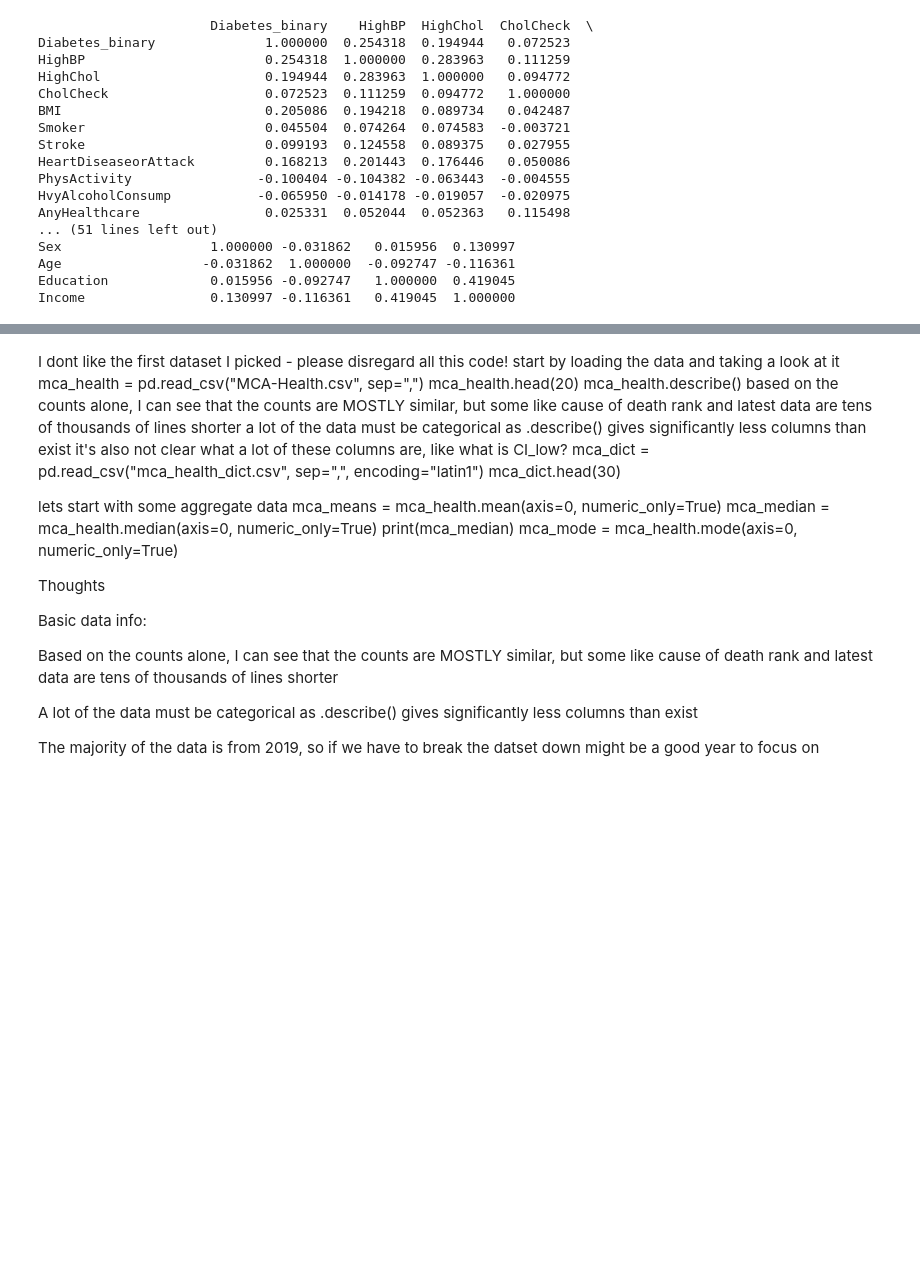
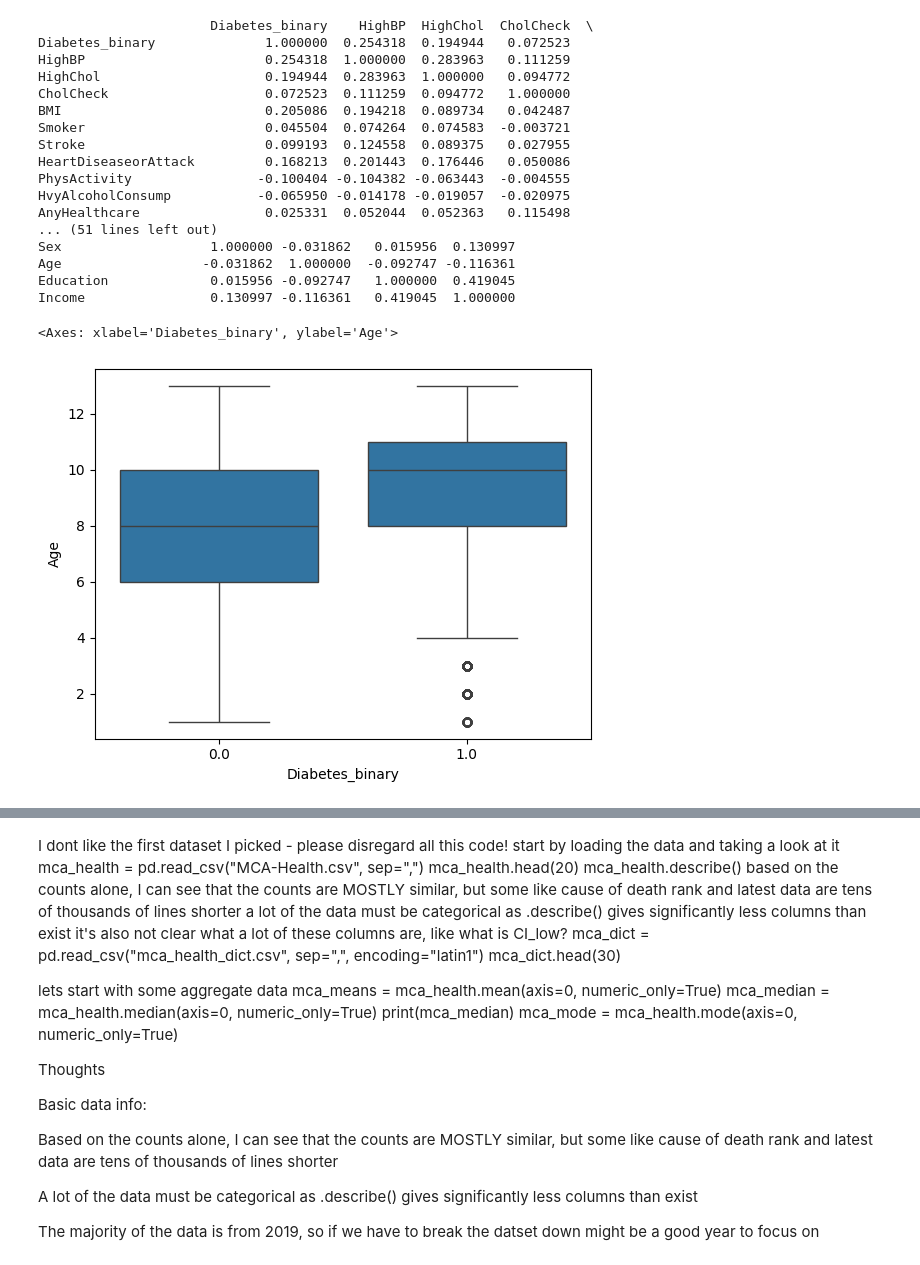
Before and after one commit to beckaa-l/OMDS-ModB2-Week4-Lee-Becka, a Jupyter notebook: Week4.ipynb, the cells around one changed output, grey strips where cells are left out. Drawn from its saved outputs; the diff is of its cells as text; code cells hidden in the pictures; blank space fills up the shorter version.

```diff
--- a/Week4.ipynb
+++ b/Week4.ipynb
@@ -365,3 +365,10 @@ Sex                   1.000000 -0.031862   0.015956  0.130997
 Age                  -0.031862  1.000000  -0.092747 -0.116361
 Education             0.015956 -0.092747   1.000000  0.419045
 Income                0.130997 -0.116361   0.419045  1.000000
+# %%
+# going to explore some of those relationships further
+# starting with a boxplot of diabetes and age
+sns.boxplot(x=diabetes_coi["Diabetes_binary"], y=diabetes_coi["Age"])
+# %% [output]
+<Axes: xlabel='Diabetes_binary', ylabel='Age'>
+[figure, added]
```
Also changed, not shown: parts of 2 cells of this notebook.
